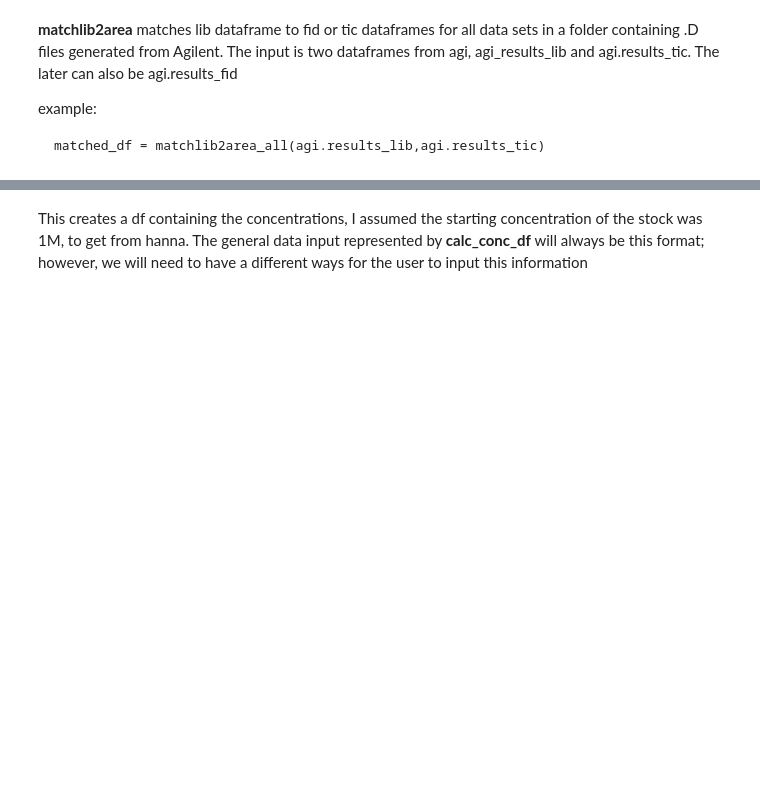
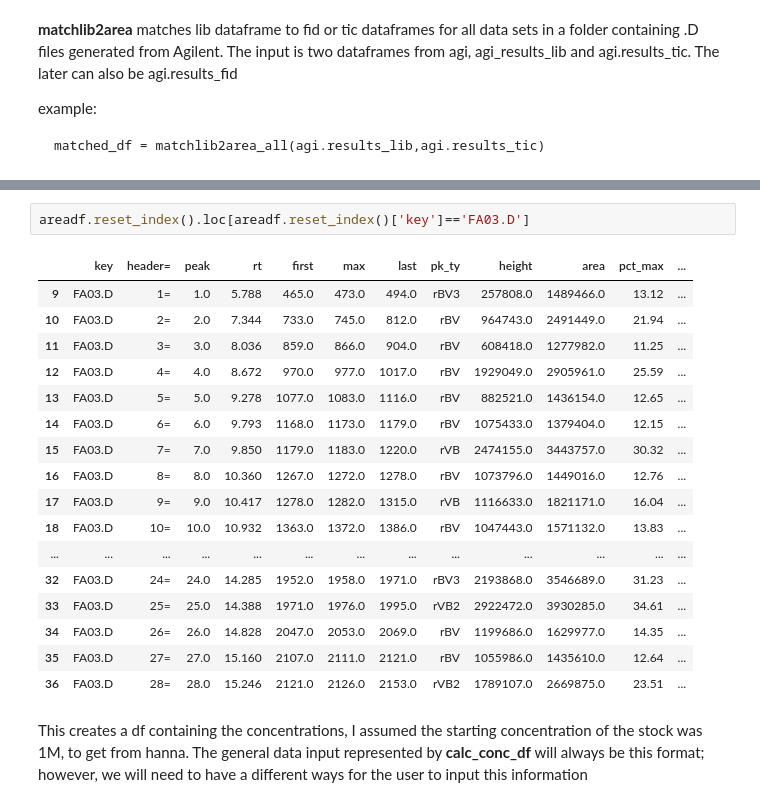
Before and after one commit to audere-labs/pyvalence, a Jupyter notebook: gc_area_analysis.ipynb, the cells around one changed output, grey strips where cells are left out. Cells and saved outputs as stored; diff of their text form; blank space fills up the shorter version.

```diff
--- a/gc_area_analysis.ipynb
+++ b/gc_area_analysis.ipynb
@@ -61,3 +116,23 @@ matcheddf.head()
+# %%
+areadf.reset_index().loc[areadf.reset_index()['key']=='FA03.D']
+# %% [output]
+|  | key | header= | peak | rt | first | max | last | pk_ty | height | area | pct_max | ... |
+| 9 | FA03.D | 1= | 1.0 | 5.788 | 465.0 | 473.0 | 494.0 | rBV3 | 257808.0 | 1489466.0 | 13.12 | ... |
+| 10 | FA03.D | 2= | 2.0 | 7.344 | 733.0 | 745.0 | 812.0 | rBV | 964743.0 | 2491449.0 | 21.94 | ... |
+| 11 | FA03.D | 3= | 3.0 | 8.036 | 859.0 | 866.0 | 904.0 | rBV | 608418.0 | 1277982.0 | 11.25 | ... |
+| 12 | FA03.D | 4= | 4.0 | 8.672 | 970.0 | 977.0 | 1017.0 | rBV | 1929049.0 | 2905961.0 | 25.59 | ... |
+| 13 | FA03.D | 5= | 5.0 | 9.278 | 1077.0 | 1083.0 | 1116.0 | rBV | 882521.0 | 1436154.0 | 12.65 | ... |
+| 14 | FA03.D | 6= | 6.0 | 9.793 | 1168.0 | 1173.0 | 1179.0 | rBV | 1075433.0 | 1379404.0 | 12.15 | ... |
+| 15 | FA03.D | 7= | 7.0 | 9.850 | 1179.0 | 1183.0 | 1220.0 | rVB | 2474155.0 | 3443757.0 | 30.32 | ... |
+| 16 | FA03.D | 8= | 8.0 | 10.360 | 1267.0 | 1272.0 | 1278.0 | rBV | 1073796.0 | 1449016.0 | 12.76 | ... |
+| 17 | FA03.D | 9= | 9.0 | 10.417 | 1278.0 | 1282.0 | 1315.0 | rVB | 1116633.0 | 1821171.0 | 16.04 | ... |
+| 18 | FA03.D | 10= | 10.0 | 10.932 | 1363.0 | 1372.0 | 1386.0 | rBV | 1047443.0 | 1571132.0 | 13.83 | ... |
+| ... | ... | ... | ... | ... | ... | ... | ... | ... | ... | ... | ... | ... |
+| 32 | FA03.D | 24= | 24.0 | 14.285 | 1952.0 | 1958.0 | 1971.0 | rBV3 | 2193868.0 | 3546689.0 | 31.23 | ... |
+| 33 | FA03.D | 25= | 25.0 | 14.388 | 1971.0 | 1976.0 | 1995.0 | rVB2 | 2922472.0 | 3930285.0 | 34.61 | ... |
+| 34 | FA03.D | 26= | 26.0 | 14.828 | 2047.0 | 2053.0 | 2069.0 | rBV | 1199686.0 | 1629977.0 | 14.35 | ... |
+| 35 | FA03.D | 27= | 27.0 | 15.160 | 2107.0 | 2111.0 | 2121.0 | rBV | 1055986.0 | 1435610.0 | 12.64 | ... |
+| 36 | FA03.D | 28= | 28.0 | 15.246 | 2121.0 | 2126.0 | 2153.0 | rVB2 | 1789107.0 | 2669875.0 | 23.51 | ... |
 # %% [markdown]
 This creates a df containing the concentrations, I assumed the starting concentration of the stock was 1M, to get from hanna. The general data input represented by __calc_conc_df__ will always be this format; however, we will need to have a different ways for the user to input this information
 # %%
```
Also changed, not shown: parts of 7 cells of this notebook, 2 other files.
